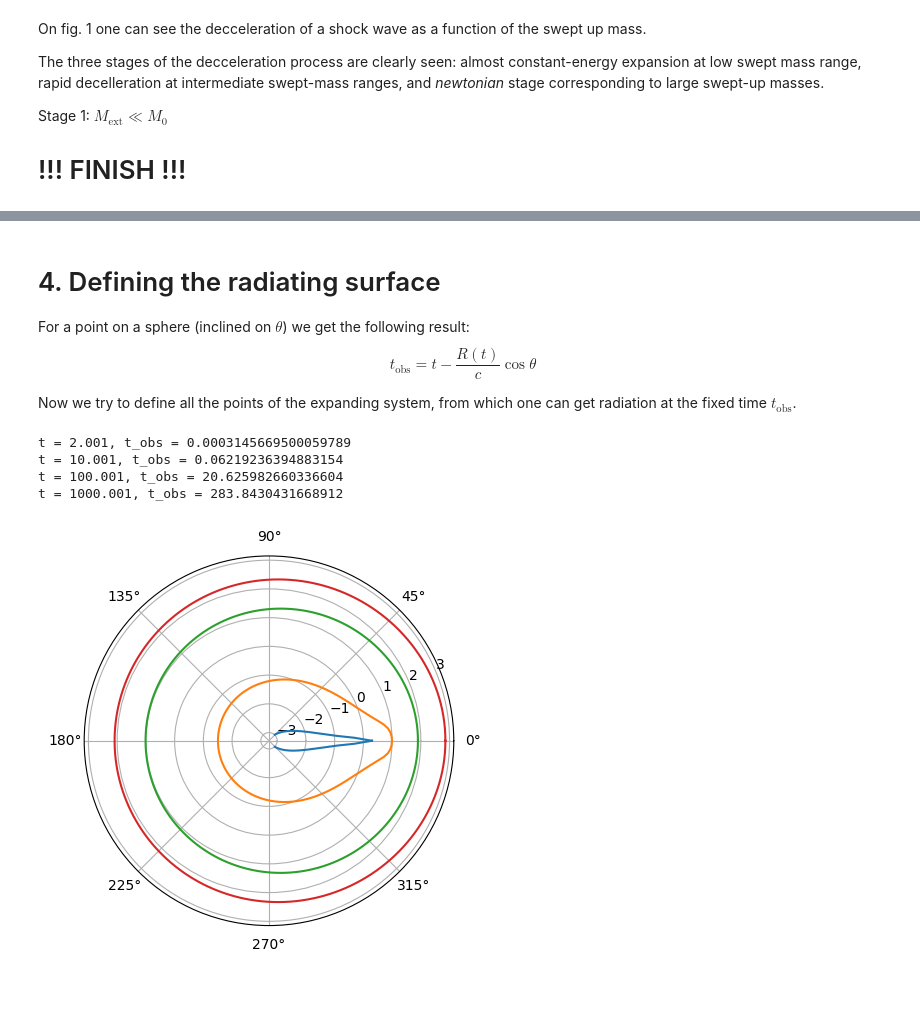
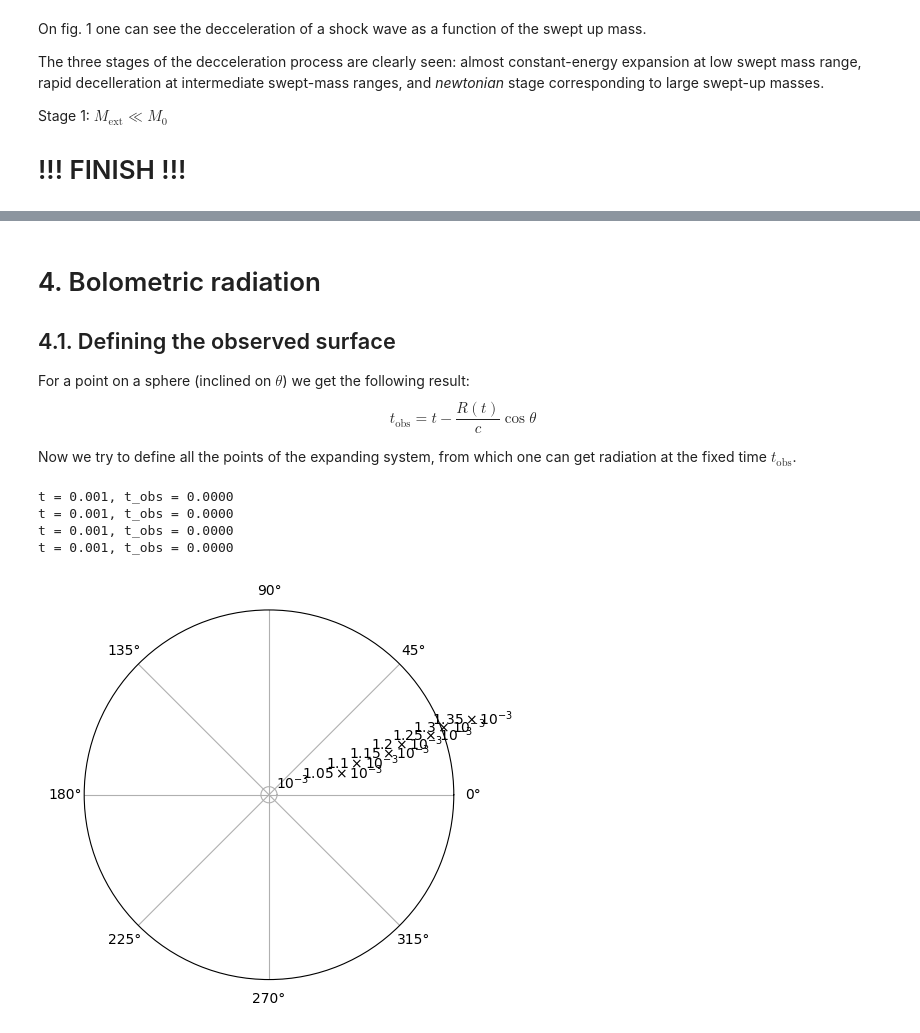
Before and after one commit to KleimenovM/GRBRemnant, a Jupyter notebook: Kleimenov_Schwenkreis_-_Gamma-ray_birsts.ipynb, the cells around one changed output, grey strips where cells are left out. Saved outputs shown, nothing was run; the diff lists cells and outputs as text; code cells hidden in the pictures; blank space fills up the shorter version.

```diff
--- a/Kleimenov_Schwenkreis_-_Gamma-ray_birsts.ipynb
+++ b/Kleimenov_Schwenkreis_-_Gamma-ray_birsts.ipynb
@@ -290,0 +401,28 @@ $$
+# %%
+def final_dist(in_dist, gm, th):
+    beta = np.sqrt(1 - gm**(-2))
+    return in_dist * (gm * (1 - beta * np.cos(th)))**(-4)
+# %%
+thetas = np.linspace(0, 2 * np.pi, 360)
+gammas = [1, 2, 5]
+
+plt.figure(figsize=(10, 6))
+plt.subplot(1, 2, 1, projection='polar')
+colors = ['red', 'green', 'blue', 'orange', 'magenta', 'cyan']
+for i, g in enumerate(gammas):
+    f_dist_i = final_dist(1, g, thetas)
+    f_dist_i /= (max(f_dist_i))**0.9
+    plt.plot(thetas, f_dist_i, label=r'$\Gamma = $'f'{g}', color=colors[i])
+    plt.plot(1/g * np.ones(1000), 10**np.linspace(-10, np.log10(max(f_dist_i)), 1000), color=colors[i], alpha=.5)
+    plt.plot(-1/g * np.ones(1000), 10**np.linspace(-10, np.log10(max(f_dist_i)), 1000), color=colors[i], alpha=.5)
+    # plt.yscale('log')
+plt.legend()
+
+gammas = [1, 2, 4, 5]
+plt.subplot(1, 2, 2, projection='polar')
+for i, g in enumerate(gammas):
+    f_dist_i = final_dist(1, g, thetas)
+    plt.plot(thetas, f_dist_i, label=r'$\Gamma = $'f'{g}', color=colors[i])
+    plt.yscale('log')
+
+plt.show()
@@ -291,5 +431,7 @@ $$
 # %% [markdown]
-# 4. Defining the radiating surface
+# 4. Bolometric radiation
+
+## 4.1. Defining the observed surface
 
 For a point on a sphere (inclined on $\theta$) we get the following result:
 $$ t_\mathrm{obs} = t - \frac{R(t)}{c}\cos\theta $$
@@ -305,29 +446,31 @@ def get_the_times(i, t_values, r_values):
     thetas = np.linspace(0, 2 *np.pi, 180)  # an array of available angles
 
     t_obs = t_values[i] - R0 / C * r_values[i]
-    print(f"t = {t_values[i]}, t_obs = {t_obs}")
+    print(f"t = {t_values[i]:.3f}, t_obs = {t_obs:.4f}")
     r_of_t = interp1d(t_values, r_values, kind='cubic')
 
-    t_res = np.zeros([2, len(thetas)])
+    res = np.zeros([2, len(thetas)])
     for j, theta in enumerate(thetas):
         f_j = lambda t: t - t_obs - r_of_t(t) * np.cos(theta)
         if f_j(t_values[0])*f_j(t_values[-1]) > 0:
-            t_res[:, j] = np.nan, theta
+            res[:, j] = np.nan, theta
             continue
         sol_j = root_scalar(f_j, bracket=[t_values[0], t_values[-1]])
-        t_res[:, j] = r_of_t(sol_j.root), theta
-    return t_res
+        res[:, j] = r_of_t(sol_j.root), theta
+    return res
 # %%
 plt.polar()
-for i in [20, 100, 1000, 10000]:
+time_indices = [20, 100, 1000, 10000]
+for i in time_indices:
     data = get_the_times(i, r1.t, r1.y[0])
     r, theta = data[0], data[1]
 
-    plt.plot(data[1], np.log10(data[0]))
+    plt.plot(data[1], data[0])
+    plt.yscale('log')
 plt.show()
 # %% [output]
-t = 2.001, t_obs = 0.0003145669500059789
-t = 10.001, t_obs = 0.06219236394883154
-t = 100.001, t_obs = 20.625982660336604
-t = 1000.001, t_obs = 283.8430431668912
+t = 0.001, t_obs = 0.0000
+t = 0.001, t_obs = 0.0000
+t = 0.001, t_obs = 0.0000
+t = 0.001, t_obs = 0.0000
-[figure, old version]
+[figure, new version]
```
Also changed, not shown: parts of 17 cells of this notebook.
